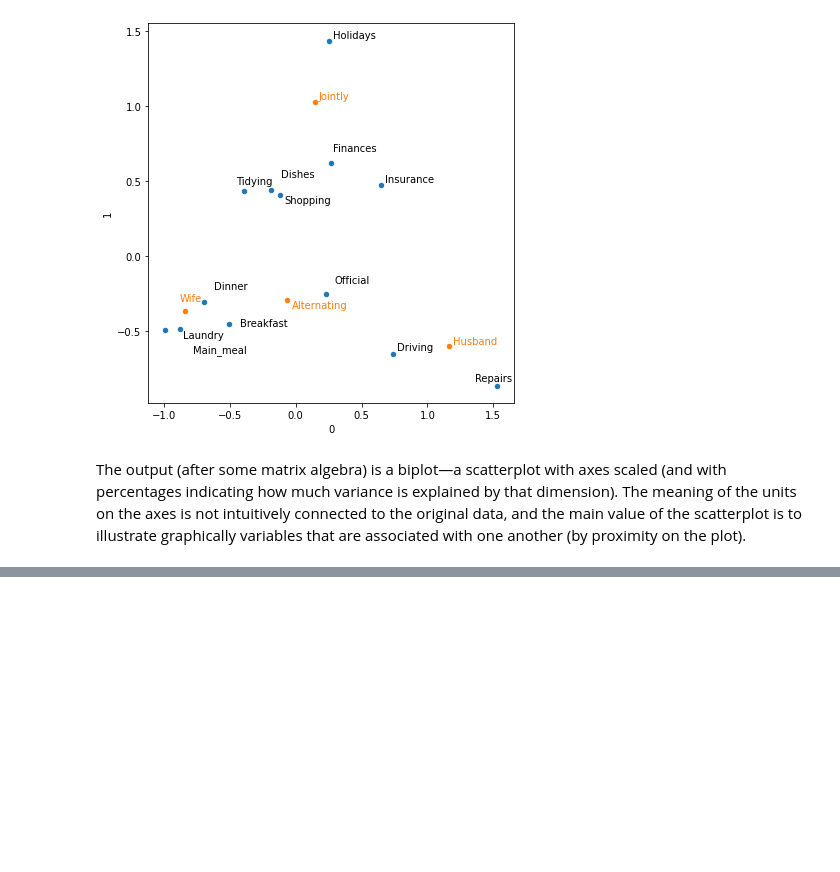
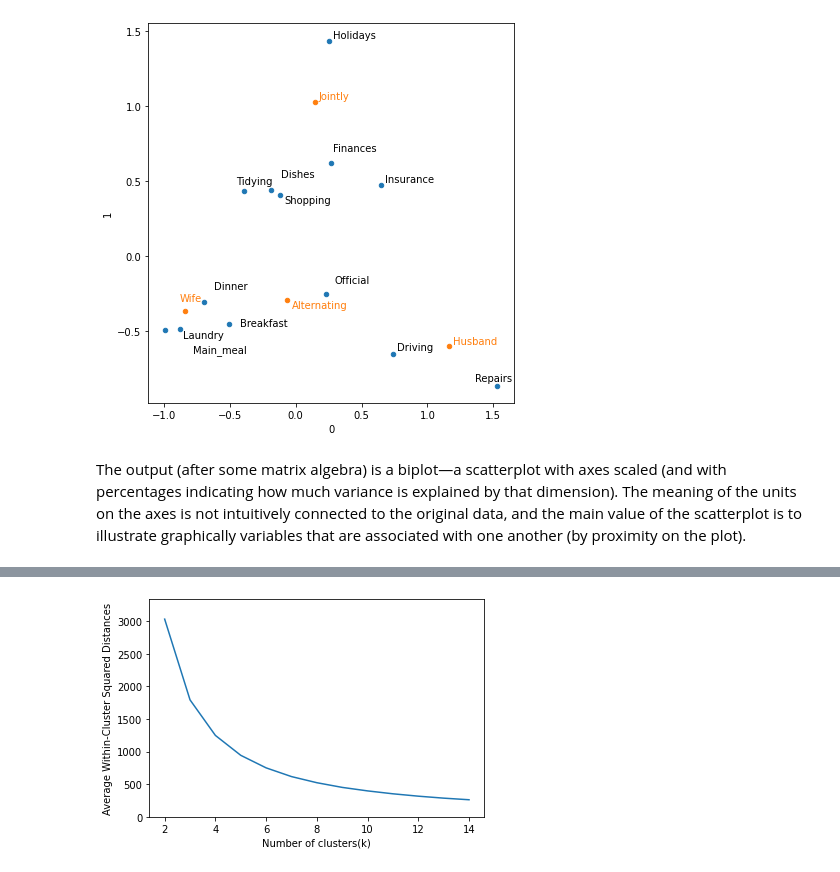
Before and after one commit to beauvilerobed/statistics-for-data-science, a Jupyter notebook: 7_UnsupervisedLearning.ipynb, the cells around one changed output, grey strips where cells are left out. Saved outputs shown, nothing was run; the diff lists cells and outputs as text; code cells hidden in the pictures; blank space fills up the shorter version.

```diff
--- a/7_UnsupervisedLearning.ipynb
+++ b/7_UnsupervisedLearning.ipynb
@@ -247,0 +368,15 @@ K-means divides the data into K clusters by minimizing the sum of the squared di
+# %%
+inertia = []
+for n_clusters in range(2, 15):
+    kmeans = KMeans(n_clusters=n_clusters, random_state=0).fit(top_sp)
+    inertia.append(kmeans.inertia_ / n_clusters)
+inertias = pd.DataFrame({'n_clusters': range(2, 15), 'inertia': inertia})
+ax = inertias.plot(x='n_clusters', y='inertia')
+plt.xlabel('Number of clusters(k)')
+plt.ylabel('Average Within-Cluster Squared Distances')
+plt.ylim((0, 1.1 * inertias.inertia.max()))
+ax.legend().set_visible(False)
+
+plt.show()
+# %% [output]
+[figure, added]
```
Also changed, not shown: parts of 41 cells of this notebook.
